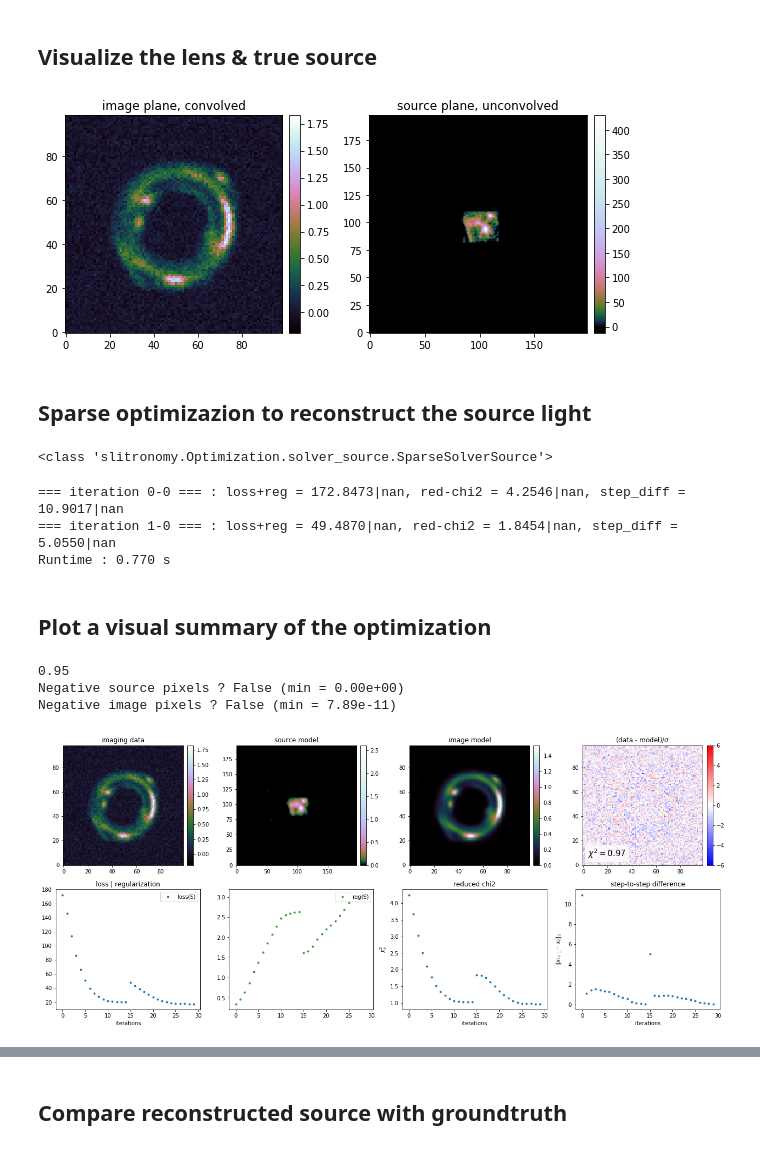
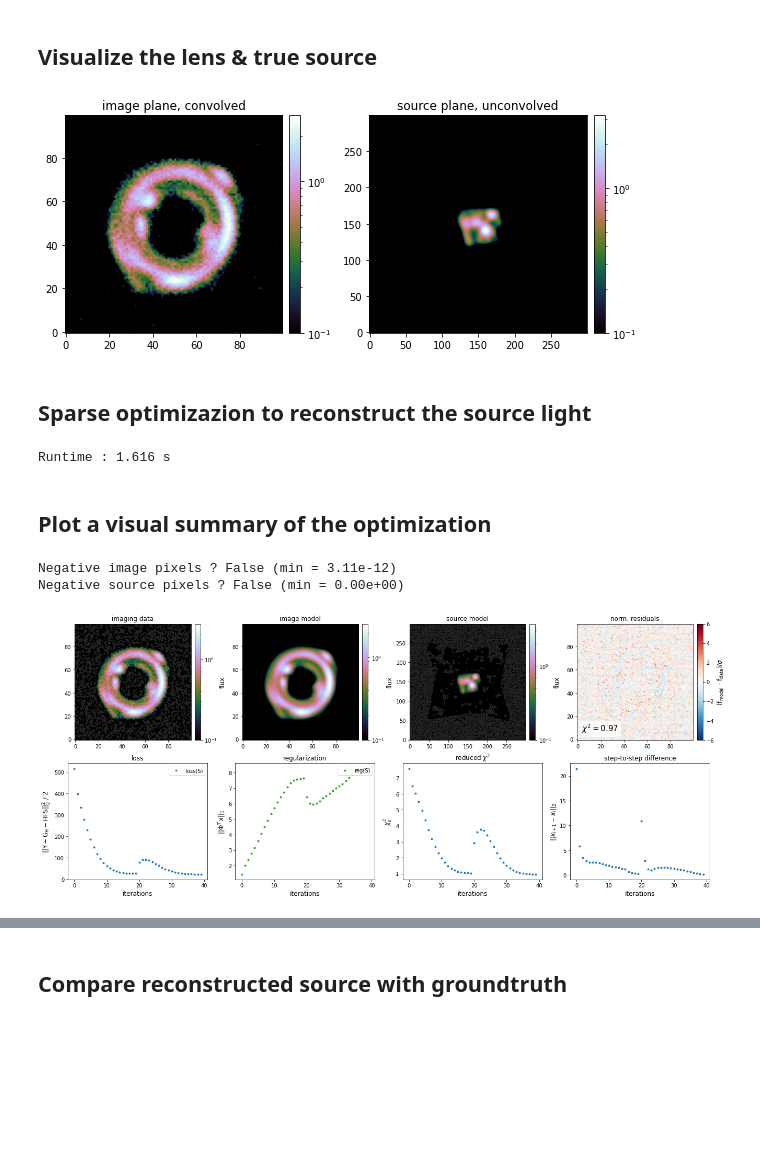
Before and after one commit to aymgal/SLITronomy, a Jupyter notebook: thirdparty/notebooks/03_complex_source_reconstruction.ipynb, the cells around one changed output, grey strips where cells are left out. Saved outputs shown, nothing was run; the diff lists cells and outputs as text; code cells hidden in the pictures; blank space fills up the shorter version.

```diff
--- a/thirdparty/notebooks/03_complex_source_reconstruction.ipynb
+++ b/thirdparty/notebooks/03_complex_source_reconstruction.ipynb
@@ -226,22 +236,22 @@ fig = plt.figure(figsize=(10, 4))
 
 ax = plt.subplot(1, 2, 1)
 ax.set_title("image plane, convolved")
-im = ax.imshow(image_sim, origin='lower', cmap='cubehelix')
+im = ax.imshow(image_sim, origin='lower', cmap=cmap_flux, norm=LogNorm(1e-1))
 nice_colorbar(im)
 
 ax = plt.subplot(1, 2, 2)
 ax.set_title("source plane, unconvolved")
-im = ax.imshow(source_sim, origin='lower', cmap=log_cmap('cubehelix', 0.03, 1))
+im = ax.imshow(source_sim, origin='lower', cmap=cmap_flux, norm=LogNorm(1e-1))
 nice_colorbar(im)
 
 plt.show()
 # %% [output]
-[figure, old version]
+[figure, new version]
 # %% [markdown]
 ## Sparse optimizazion to reconstruct the source light
 # %%
-source_model_list_sparsefit = ['STARLETS']
-kwargs_starlets_source = {'n_scales': 6, 'n_pixels': np.size(image_sim)*subgrid_res_source**2}
+source_model_list_sparsefit = ['SLIT_STARLETS']
+kwargs_starlets_source = {'n_scales': 6, 'n_pixels': np.size(image_sim)*supersampling_factor_source**2}
 kwargs_source_sparsefit = [kwargs_starlets_source]
 source_model_class_sparsefit = LightModel(light_model_list=source_model_list_sparsefit)
 
@@ -252,62 +262,54 @@ kwargs_special_sparsefit = {
 
 likelihood_mask = None  # you can set any mask on imaging data here (binary array, 0s are masked pixels)
 
-kwargs_sparse_solver = {
+kwargs_numerics = {'supersampling_factor': 1}
+kwargs_pixelbased = {
     'include_regridding_error': False,
     'source_interpolation': 'bilinear',
-    'subgrid_res_source': subgrid_res_source,
+    'supersampling_factor_source': supersampling_factor_source,
     'minimal_source_plane': False,
     'min_num_pix_source': 30,
     'min_threshold': 3,
-    'threshold_increment_high_freq': 1,
-    'threshold_decrease_type': 'exponential',
-    'num_iter_source': 15,
+    'num_iter_source': 20,
     'num_iter_weights': 2,
-    'verbose': True,
-    'show_steps': False,
-    'thread_count': 1,  # number of processors
+    'thread_count': 8,  # number of processors
 }
 
-imageSparseFit = ImageSparseFit(data_class, psf_class=psf_class,
-                                lens_model_class=lens_model_class,
-                                source_model_class=source_model_class_sparsefit,
-                                likelihood_mask=likelihood_mask,
-                                kwargs_sparse_solver=kwargs_sparse_solver)
-print(type(imageSparseFit.sparseSolver))
+imageFit = ImageLinearFit(data_class, psf_class=psf_class,
+                          lens_model_class=lens_model_class,
+                          source_model_class=source_model_class_sparsefit,
+                          likelihood_mask=likelihood_mask,
+                          kwargs_numerics=kwargs_numerics,
+                          kwargs_pixelbased=kwargs_pixelbased)
-# %% [output]
-<class 'slitronomy.Optimization.solver_source.SparseSolverSource'>
 # %%
 kwargs_lens_mod = copy.deepcopy(kwargs_lens)
 # uncomment the following if you want to test the effect of a change in mass profile slope by 10%
 #kwargs_lens_mod[0]['gamma'] = kwargs_lens[0]['gamma'] * 0.9
 
 start_time = time.time()
-model, model_error, param = imageSparseFit.image_sparse_solve(kwargs_lens_mod,
-                                                       kwargs_source=kwargs_source_sparsefit,
-                                                       kwargs_lens_light=None,
-                                                       kwargs_ps=None,
-                                                       kwargs_special=kwargs_special_sparsefit)
+model, _, _, param = imageFit.image_pixelbased_solve(kwargs_lens_mod,
+                                                     kwargs_source=kwargs_source_sparsefit,
+                                                     kwargs_lens_light=None,
+                                                     kwargs_ps=None,
+                                                     kwargs_special=kwargs_special_sparsefit)
 end_time = time.time()
 print("Runtime : {:.3f} s".format(end_time-start_time))
 # %% [output]
-=== iteration 0-0 === : loss+reg = 172.8473|nan, red-chi2 = 4.2546|nan, step_diff = 10.9017|nan
-=== iteration 1-0 === : loss+reg = 49.4870|nan, red-chi2 = 1.8454|nan, step_diff = 5.0550|nan
-Runtime : 0.770 s
+Runtime : 1.616 s
 # %% [markdown]
 ## Plot a visual summary of the optimization
-# %%
-sparseSolver = imageSparseFit.sparseSolver
-#lensingOperator = imageSparseFit.lensingOperator
-print(sparseSolver.spectral_norm_source)
-
-fig = sparseSolver.plot_results(res_vmin=-6, res_vmax=6,
-                                cmap_1=log_cmap('cubehelix', 1e-2, 1),
-                                cmap_2='cubehelix')
-# %% [output]
-0.95
-Negative source pixels ? False (min = 0.00e+00)
-Negative image pixels ? False (min = 7.89e-11)
-[figure, removed]
+# %%
+sparseSolver = imageFit.PixelSolver
+fig = sparseSolver.plot_results(log_scale=True,
+                                cmap_image=cmap_flux_with_neg,
+                                cmap_source=cmap_flux_with_neg,
+                                vmin_res=-6, vmax_res=6,
+                                vmin_image=1e-1,
+                                vmin_source=1e-1)
+# %% [output]
+Negative image pixels ? False (min = 3.11e-12)
+Negative source pixels ? False (min = 0.00e+00)
+[figure, added]
 # %%
 print("Updated kwargs :", kwargs_source_sparsefit)
 print(kwargs_source_sparsefit[0]['amp'].shape)
```
Also changed, not shown: parts of 17 cells of this notebook, 1 other file.
